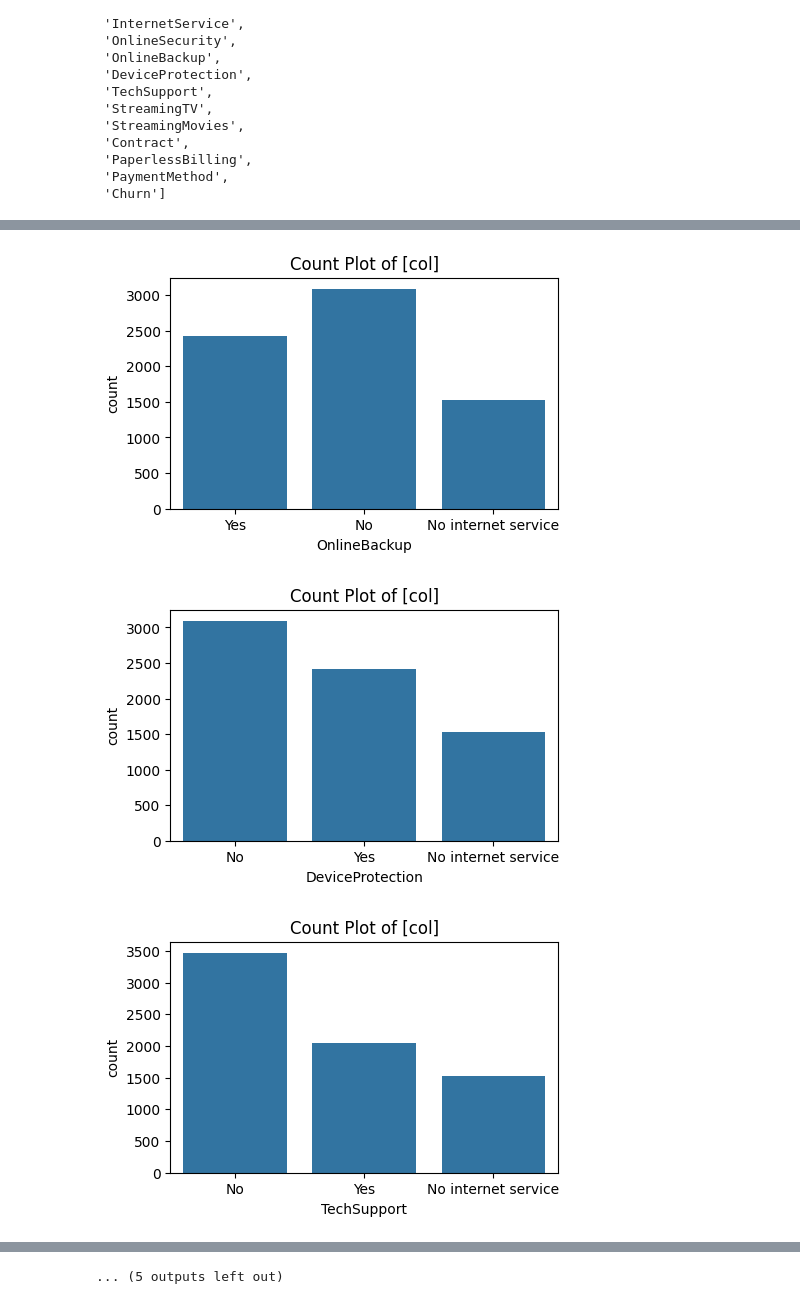
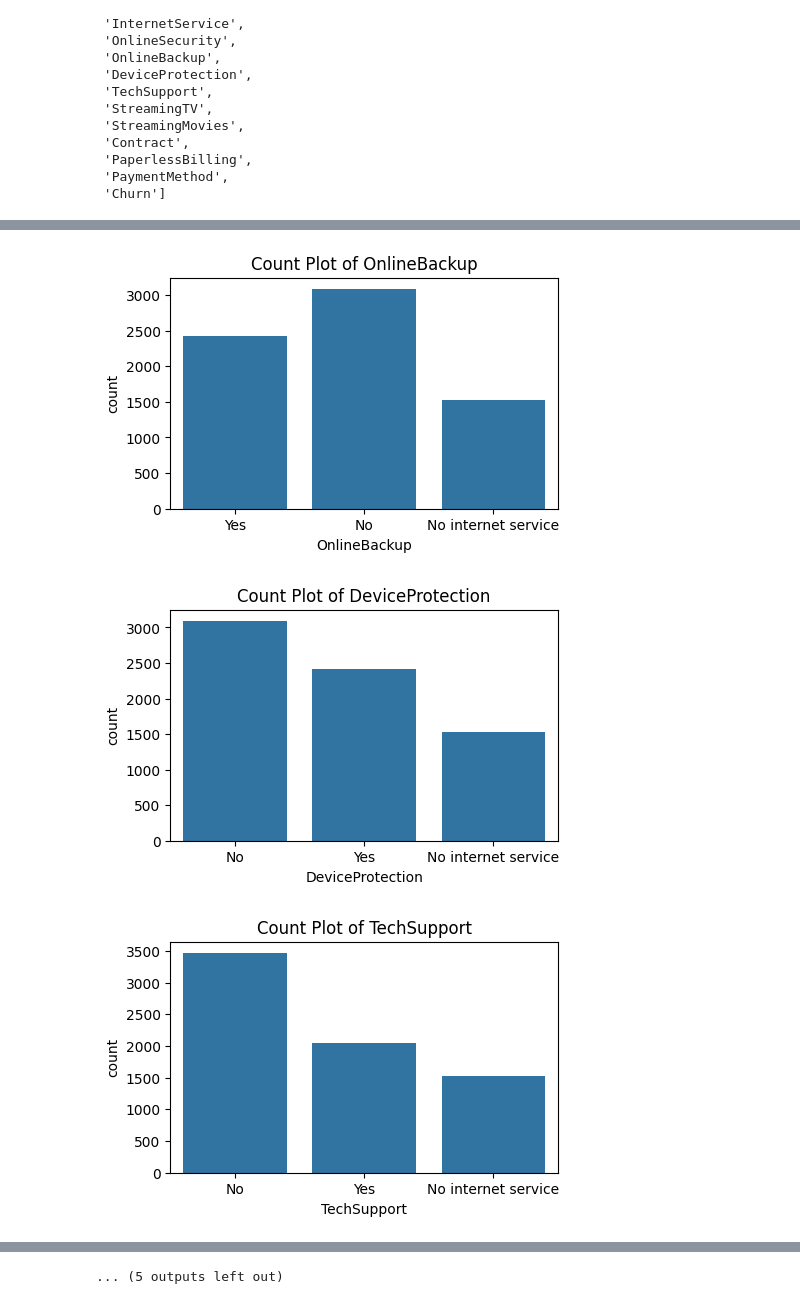
Before and after one commit to NgocAnhNguyen-0601/Customer-Churn, a Jupyter notebook: Customer_Churn_Forecast.ipynb, the cells around one changed output, grey strips where cells are left out. Cells and saved outputs as stored; diff of their text form; code cells hidden in the pictures.

```diff
--- a/Customer_Churn_Forecast.ipynb
+++ b/Customer_Churn_Forecast.ipynb
@@ -391,6 +391,6 @@ object_cols = ["SeniorCitizen"] + object_cols
 for col in object_cols:
   plt.figure(figsize=(5,3))
   sns.countplot(x=df[col])
-  plt.title(f"Count Plot of [col]")
+  plt.title(f"Count Plot of {col}")
   plt.show()
 # %% [output]
@@ -405,3 +405,3 @@ for col in object_cols:
-[figure, old version]
+[figure, new version]
-[figure, old version]
+[figure, new version]
-[figure, old version]
+[figure, new version]
```
Also changed, not shown: parts of 19 cells of this notebook.
